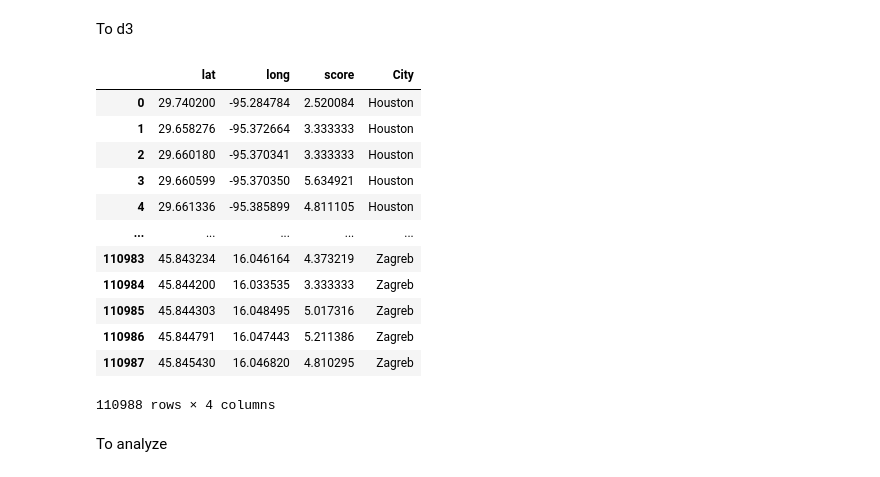
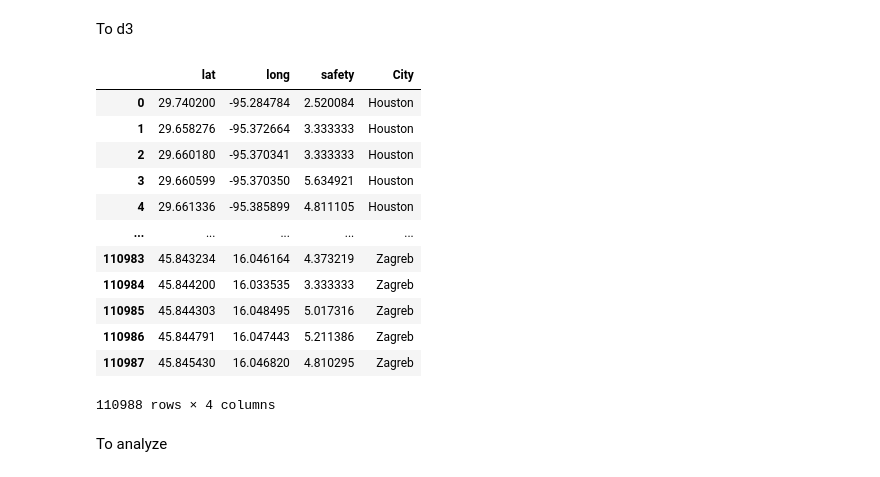
Before and after one commit to fmorenovr/ComputerScience_FGV, a Jupyter notebook: Analise_Visual_de_Dados/Trabalho_final/2_Data_Exploration.ipynb, the cells around one changed output. Saved outputs shown, nothing was run; the diff lists cells and outputs as text; code cells hidden in the pictures.

```diff
--- a/Analise_Visual_de_Dados/Trabalho_final/2_Data_Exploration.ipynb
+++ b/Analise_Visual_de_Dados/Trabalho_final/2_Data_Exploration.ipynb
@@ -46,7 +46,8 @@ locations_df
 111390 rows × 6 columns
 # %%
 pp_df = pd.read_csv(f"{QSCORE_PATH}summary_scores.csv", low_memory=False)
-pp_df.rename(columns={"ID": "image_id", f"{METRIC_TO_EVALUATE}": "perception"}, inplace=True)
+# pp_df.rename(columns={"ID": "image_id", f"{METRIC_TO_EVALUATE}": "perception"}, inplace=True)
+pp_df.rename(columns={"ID": "image_id"}, inplace=True)
 pp_df = pd.merge(pp_df, locations_df, on=["image_id"], how="left")
 pp_df.info()
 # %% [output]
@@ -107,8 +108,8 @@ df_
 | 110987 | 45.845430_16.046820_5140b8a7fdc9f... | 3.202311 | 17.572021 | 42.800395 | 0.0 | 0.433350 | 0.0 | 20.433044 | 0.0 | 0.0 | ... |
 110988 rows × 151 columns
 # %%
-data_df = pd.merge(df_, pp_df[["image_id", "perception", "lat", "long", "City", "Country", "Continent"]].copy(), on=["image_id"], how="left")
-data_df["label"] = data_df["perception"].apply(lambda x: 2 if x>=6.0 else 1 if x>=4.0 else 0)
+data_df = pd.merge(df_, pp_df[["image_id", "safety", "lat", "long", "City", "Country", "Continent"]].copy(), on=["image_id"], how="left")
+data_df["label"] = data_df["safety"].apply(lambda x: 2 if x>=6.0 else 1 if x>=4.0 else 0)
 data_df["image_path"] = data_df.apply(lambda row: f"{IMAGES_PATH}/{row['City']}/{row['image_file_name']}.JPG", axis=1)
 data_df
 # %% [output]
@@ -194,7 +195,7 @@ normalized_features
 # %%
 indeces = ["image_id"]
 indeces.extend(keep_features_indices)
-indeces.extend(["perception", "label", 'lat', 'long', 'City', 'Country', 'Continent', 'image_path'])
+indeces.extend(["safety", "label", 'lat', 'long', 'City', 'Country', 'Continent', 'image_path'])
 # %%
 opf_df = data_df[indeces].copy()
 # opf_df.iloc[:, 1:-4] = X_df[keep_features_indices].copy()
@@ -248,11 +249,10 @@ heatmap.set_title('Heatmap de Correlação', fontdict={'fontsize':20}, pad=12);
 # %% [markdown]
 To d3
 # %%
-to_map_df = opf_df[["lat", "long", "perception", "City"]].copy()
-to_map_df.rename(columns={"perception": "score"}, inplace=True)
+to_map_df = opf_df[["lat", "long", "safety", "City"]].copy()
 to_map_df
 # %% [output]
-|  | lat | long | score | City |
+|  | lat | long | safety | City |
 | 0 | 29.740200 | -95.284784 | 2.520084 | Houston |
 | 1 | 29.658276 | -95.372664 | 3.333333 | Houston |
 | 2 | 29.660180 | -95.370341 | 3.333333 | Houston |
```
Also changed, not shown: parts of 6 cells of this notebook, 1 other file.
